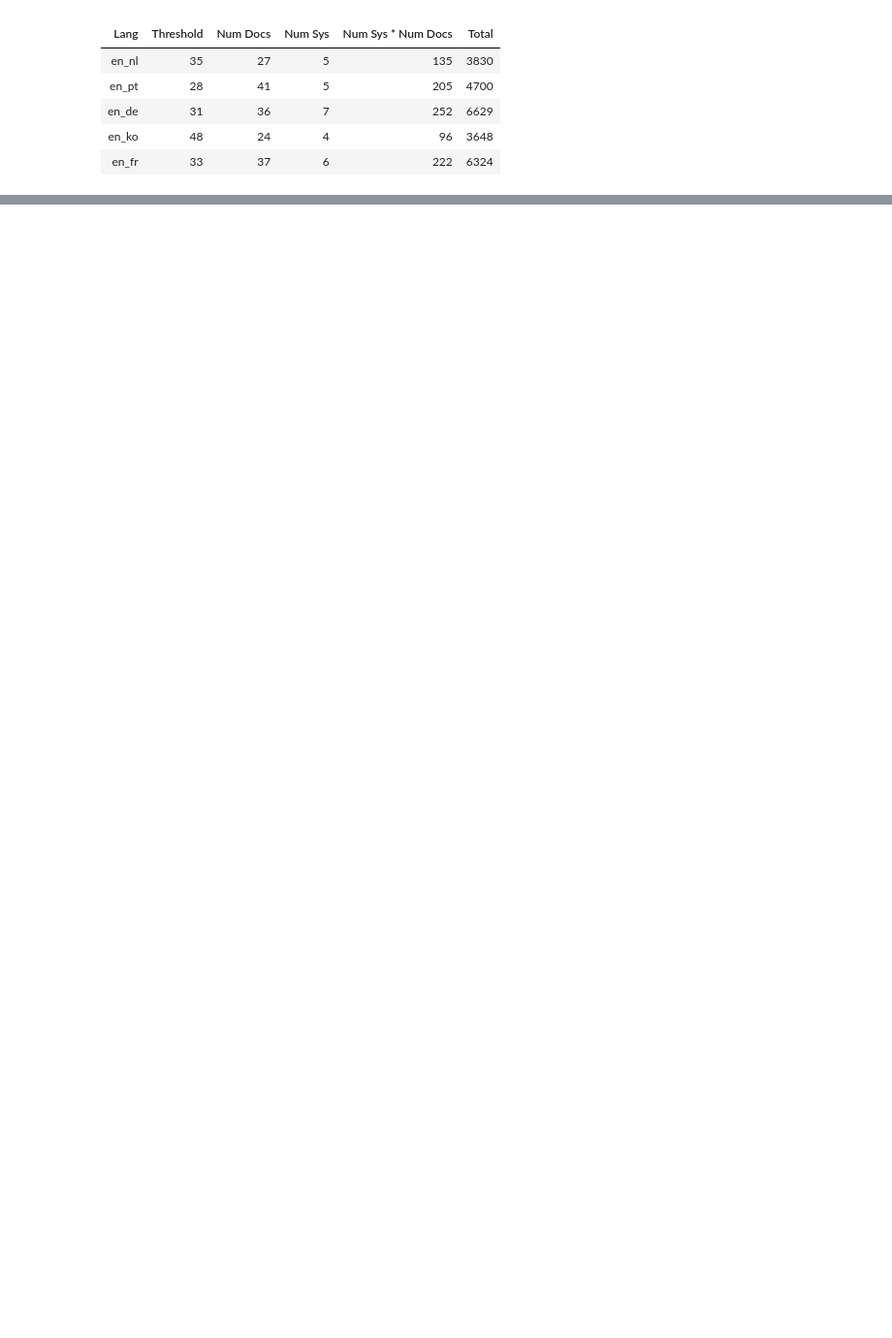
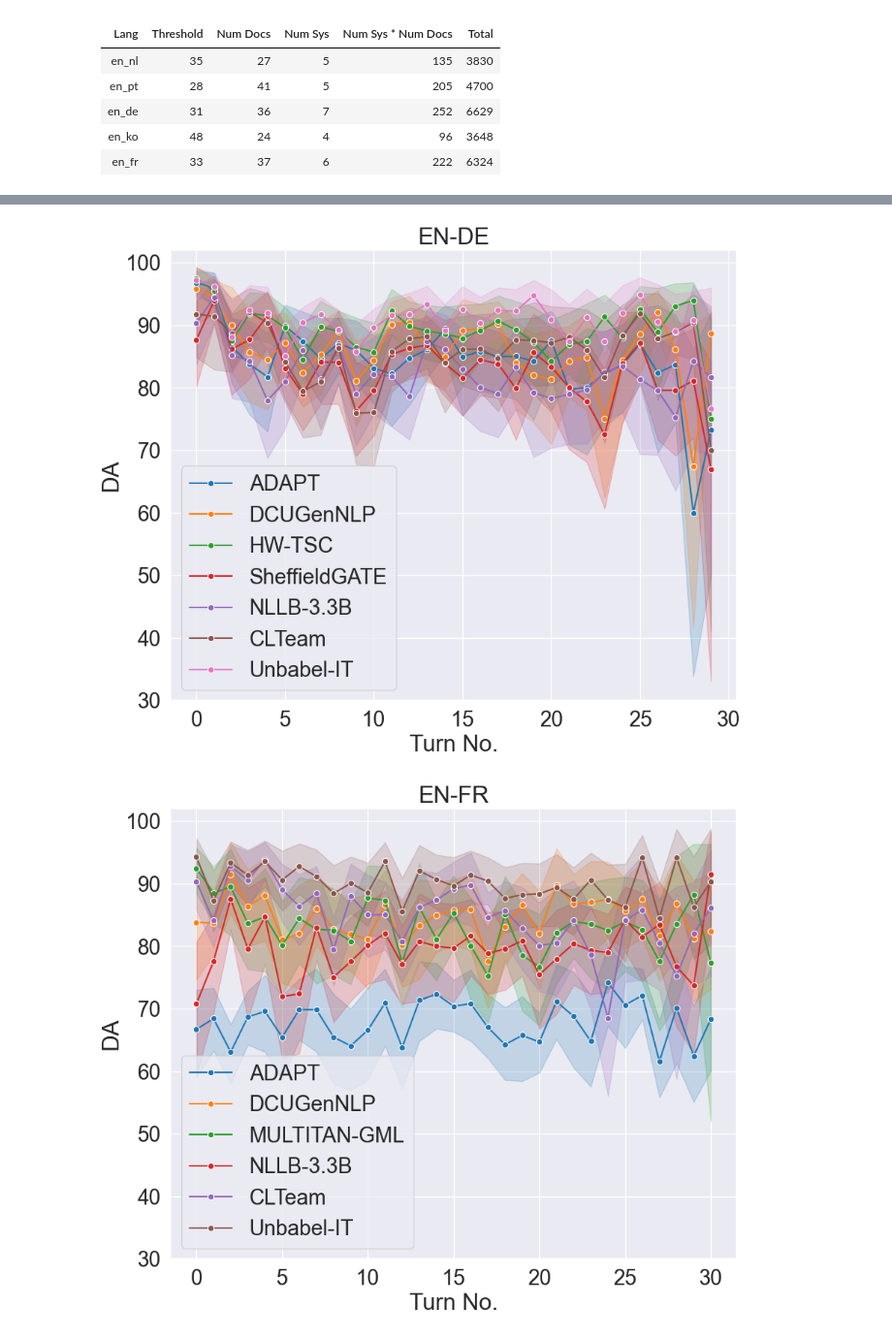
Before and after one commit to WMT-Chat-task/chat-task-2024-results, a Jupyter notebook: generate_human_ranks.ipynb, the cells around one changed output, grey strips where cells are left out. Shown at 97% size. Saved outputs shown, nothing was run; the diff lists cells and outputs as text; code cells hidden in the pictures; blank space fills up the shorter version.

```diff
--- a/generate_human_ranks.ipynb
+++ b/generate_human_ranks.ipynb
@@ -66,0 +158,49 @@ Name: score, dtype: float64
+# %%
+import pandas as pd
+import collections
+import json
+
+lang_dict = {"en": "eng", "de": "deu", "pt": "por", "fr": "fra", "ko": "kor", "nl": "nld"}
+
+scores = []
+for lp in ["en-de", "en-fr", "en-ko", "en-nl", "en-pt"]:
+
+  tgt_lang = lp.split("-")[1]
+  scores_df = pd.read_csv(f"human_eval/docsqm2{lang_dict[tgt_lang]}_ann.csv")
+  scores_df.drop_duplicates(subset=['model_app'], keep='last', inplace=True)
+
+  for gr, gr_df in scores_df[scores_df.is_doc==False].groupby(['doc_id', 'sent_id', 'model']):
+    scores.append([lp, gr[0], gr[1], gr[2].split("submission_")[1].replace('DeepText_Lab','DeepText Lab').replace('clteam','CLTeam').replace('unbabel+it','Unbabel-IT').replace('baseline','NLLB-3.3B'), gr_df.score.values[0]])
+
+
+df_scores = pd.DataFrame(scores)
+df_scores.columns = ["LP", "doc", "Turn No.", "Model", "DA"]
+# %%
+import matplotlib.pyplot as plt
+import seaborn as sns
+
+sns.set_style(
+    rc={"patch.force_edgecolor": True, "patch.edgecolor": "black", "font": "Palatino"}
+)
+sns.set_style("ticks")
+
+# plt.figure(figsize=(10, 8))
+
+# Setting the Seaborn context to adjust font sizes
+sns.set_context("notebook", font_scale=1.9)
+with sns.axes_style("darkgrid"):
+
+    # Create a FacetGrid with line plots to show trends for each LP
+    for lp, lp_df in df_scores[(df_scores["Turn No."] <= 30)].groupby("LP"):
+        plt.figure(figsize=(10, 8))
+        ax = sns.lineplot(data=lp_df, x="Turn No.", y="DA", hue="Model", marker="o")
+        ax.legend(loc='lower left')
+        plt.ylim(30, 102)
+        plt.title(f"{lp.upper()}")
+        plt.title(f'EN-{lp.upper()}')
+        # plt.show()
+
+        plt.savefig(f'turn_scores_LP_{lp}.pdf', dpi=150, bbox_inches='tight')
+# %% [output]
+[figure, added]
+[figure, added]
```
Also changed, not shown: parts of 11 cells of this notebook, 5 other files.
